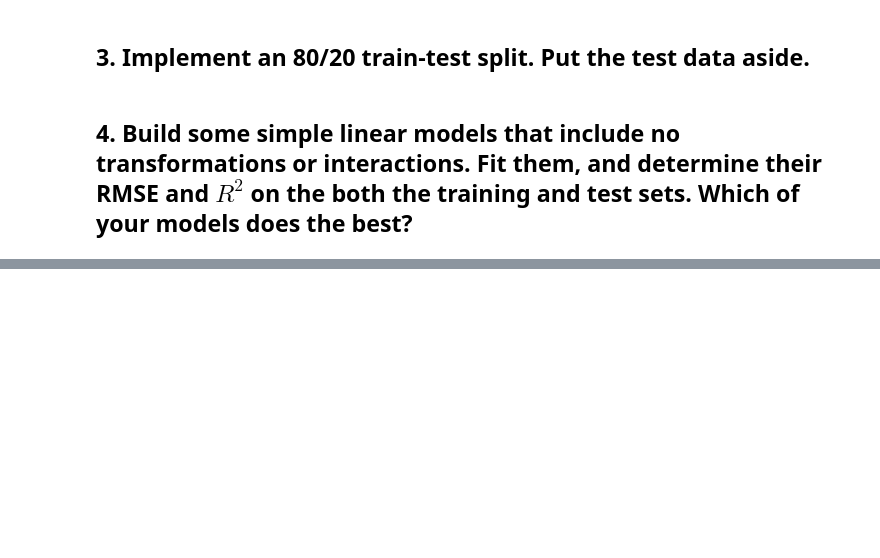
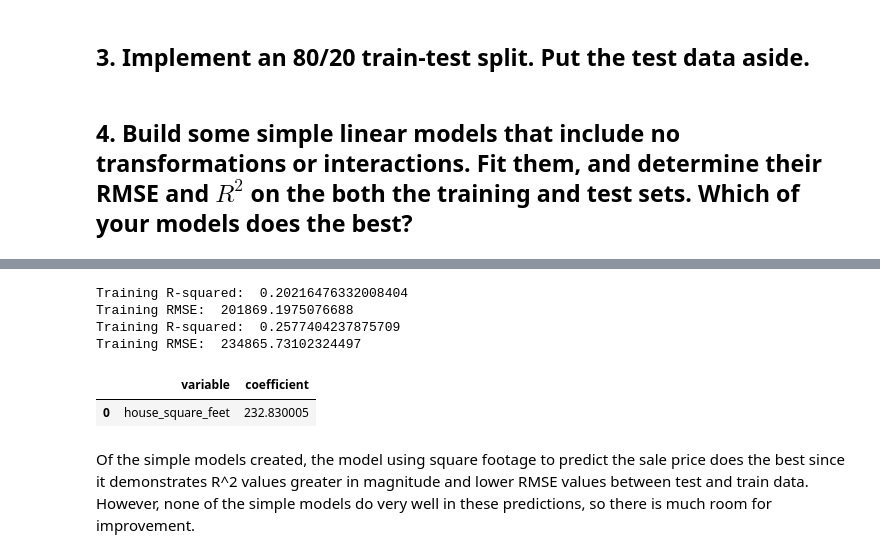
Before and after one commit to alyshaakhtar/DS3001-labs, a Jupyter notebook: 04_hedonic_pricing/04_hedonic_pricing.ipynb, the cells around one changed output, grey strips where cells are left out. Drawn from its saved outputs; the diff is of its cells as text; code cells hidden in the pictures; blank space fills up the shorter version.

```diff
--- a/04_hedonic_pricing/04_hedonic_pricing.ipynb
+++ b/04_hedonic_pricing/04_hedonic_pricing.ipynb
@@ -307,0 +434,44 @@ X_train, X_test, y_train, y_test = train_test_split(X,y, # Feature and target va
+# %%
+# simple model with square footage
+
+from sklearn.model_selection import train_test_split
+from sklearn.linear_model import LinearRegression
+from sklearn.metrics import mean_squared_error
+
+y = df['sale_price']
+
+X_d = df[['house_square_feet']]
+
+X_train, X_test, y_train, y_test = train_test_split(X_d, y, test_size=0.2, random_state=100)
+
+reg = LinearRegression(fit_intercept=False)
+
+reg.fit(X_train, y_train)
+
+y_train_pred = reg.predict(X_train)
+
+y_test_pred = reg.predict(X_test)
+
+# training set
+train_r_squared = reg.score(X_train, y_train)
+train_rmse = np.sqrt(mean_squared_error(y_train, y_train_pred))
+print('Training R-squared: ', train_r_squared)
+print('Training RMSE: ', train_rmse)
+
+# test set
+test_r_squared = reg.score(X_test, y_test)
+test_rmse = np.sqrt(mean_squared_error(y_test, y_test_pred))
+print('Training R-squared: ', test_r_squared)
+print('Training RMSE: ', test_rmse)
+
+results = pd.DataFrame({'variable': reg.feature_names_in_, 'coefficient': reg.coef_})
+results
+# %% [output]
+Training R-squared:  0.20216476332008404
+Training RMSE:  201869.1975076688
+Training R-squared:  0.2577404237875709
+Training RMSE:  234865.73102324497
+|  | variable | coefficient |
+| 0 | house_square_feet | 232.830005 |
+# %% [markdown]
+Of the simple models created, the model using square footage to predict the sale price does the best since it demonstrates R^2 values greater in magnitude and lower RMSE values between test and train data. However, none of the simple models do very well in these predictions, so there is much room for improvement.
```
Also changed, not shown: parts of 7 cells of this notebook.
